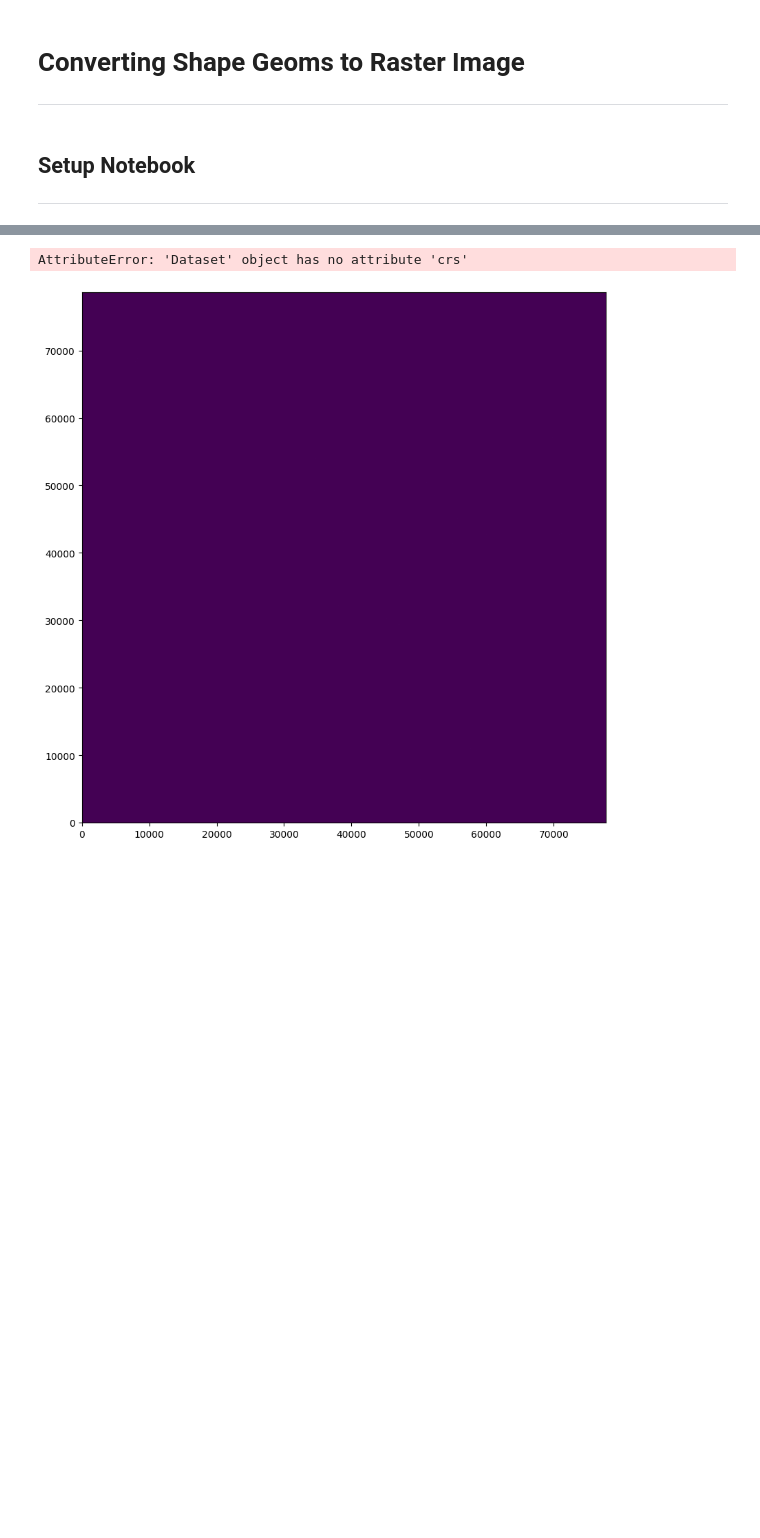
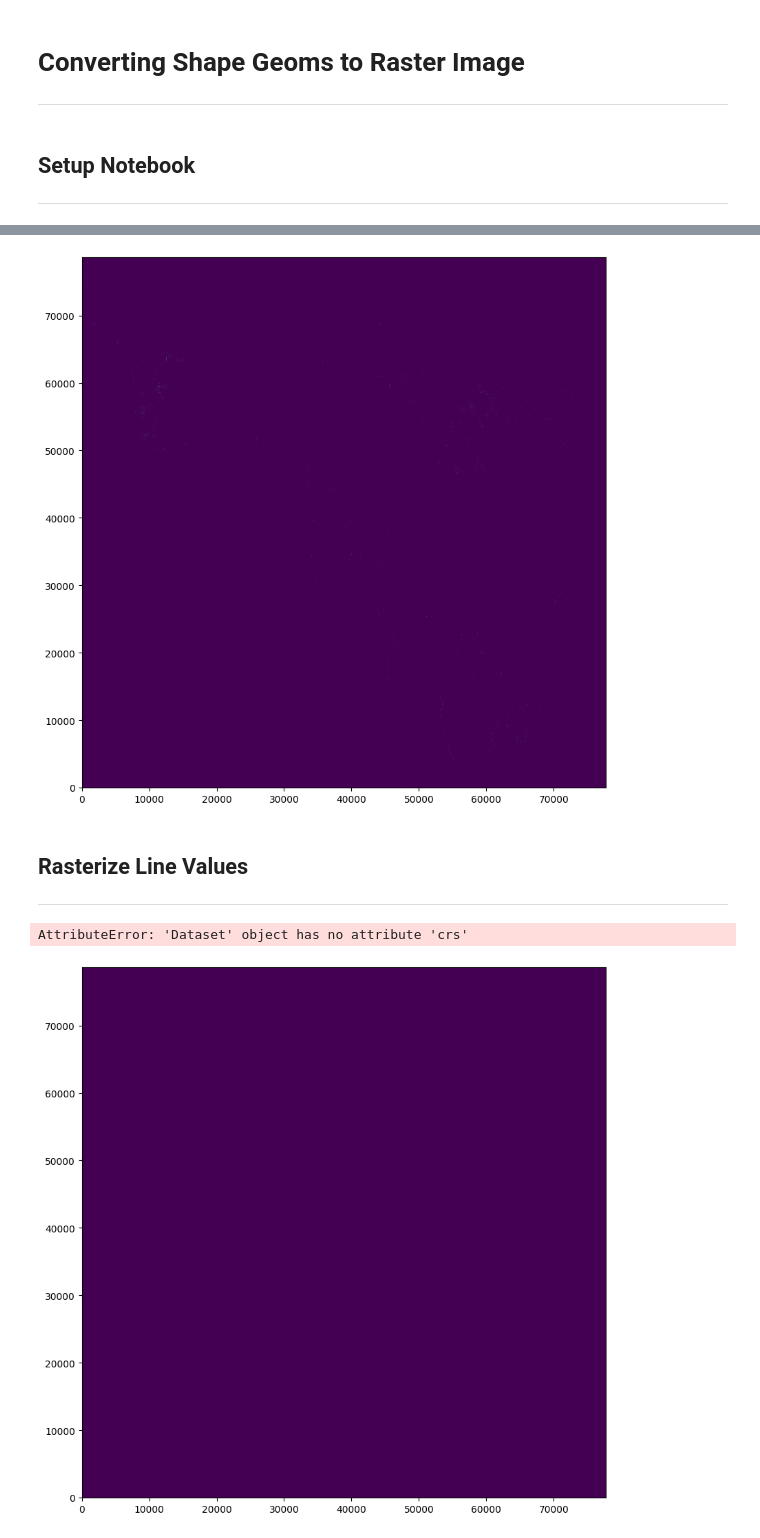
Before and after one commit to courtney-smith-97/flood-risk, a Jupyter notebook: data/data_transformation/03-shape-file-transformations.ipynb, the cells around one changed output, grey strips where cells are left out. Cells and saved outputs as stored; diff of their text form; code cells hidden in the pictures; blank space fills up the shorter version.

Commit message:
add raster line binary

```diff
--- a/data/data_transformation/03-shape-file-transformations.ipynb
+++ b/data/data_transformation/03-shape-file-transformations.ipynb
@@ -96,0 +89,8 @@ vector.head()
+# %%
+# Load Data
+rst = '/workspace/data-sets/Land_Cover/nyc-lc-2-2.tif'
+shape = '/workspace/data-sets/SHORELINE/SHORELINE.shp'
+# %%
+raster = rasterio.open(rst)
+v_df = gpd.read_file(shape)
+v_df.head()
@@ -96,0 +104,20 @@ vector.head()
+# %%
+geom = [shapes for shapes in v_df.geometry]
+
+rasterized = features.rasterize(geom,
+                                out_shape = raster.shape,
+                                fill = 0,
+                                out = None,
+                                transform = raster.transform,
+                                all_touched = False,
+                                default_value = 1,
+                                dtype = None)
+# %%
+fig, ax = plt.subplots(1, figsize = (10, 10))
+show(rasterized, ax = ax)
+plt.gca().invert_yaxis()
+# %% [output]
+[figure, added]
+# %% [markdown]
+## Rasterize Line Values
+---
```
Also changed, not shown: parts of 24 cells of this notebook.
